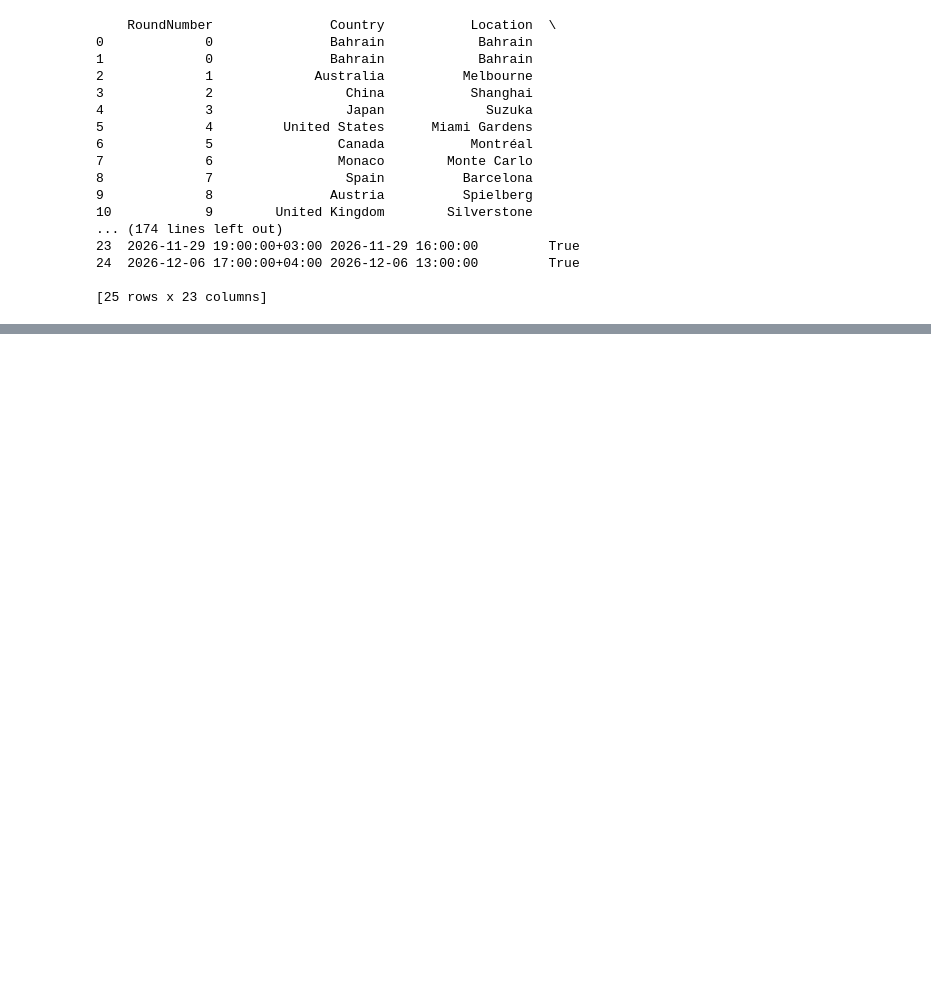
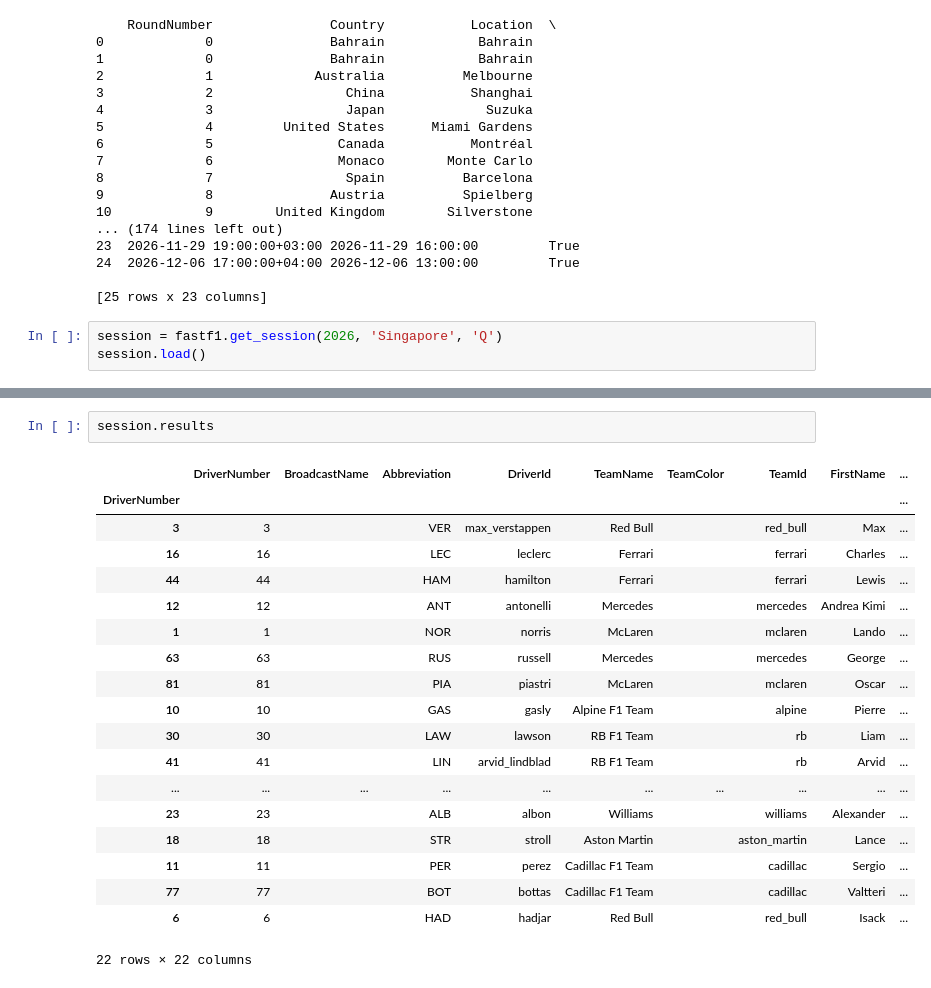
Before and after one commit to skygr0u/F1-Telemetry, a Jupyter notebook: notebooks/data.ipynb, the cells around one changed output, grey strips where cells are left out. Cells and saved outputs as stored; diff of their text form; blank space fills up the shorter version.

```diff
--- a/notebooks/data.ipynb
+++ b/notebooks/data.ipynb
@@ -54,3 +54,6 @@ print(schedule)
 24  2026-12-06 17:00:00+04:00 2026-12-06 13:00:00         True
 
 [25 rows x 23 columns]
+# %%
+session = fastf1.get_session(2026, 'Singapore', 'Q')
+session.load()
@@ -56,0 +78,22 @@ print(schedule)
+# %%
+session.results
+# %% [output]
+|  | DriverNumber | BroadcastName | Abbreviation | DriverId | TeamName | TeamColor | TeamId | FirstName | ... |
+| DriverNumber |  |  |  |  |  |  |  |  | ... |
+| 3 | 3 |  | VER | max_verstappen | Red Bull |  | red_bull | Max | ... |
+| 16 | 16 |  | LEC | leclerc | Ferrari |  | ferrari | Charles | ... |
+| 44 | 44 |  | HAM | hamilton | Ferrari |  | ferrari | Lewis | ... |
+| 12 | 12 |  | ANT | antonelli | Mercedes |  | mercedes | Andrea Kimi | ... |
+| 1 | 1 |  | NOR | norris | McLaren |  | mclaren | Lando | ... |
+| 63 | 63 |  | RUS | russell | Mercedes |  | mercedes | George | ... |
+| 81 | 81 |  | PIA | piastri | McLaren |  | mclaren | Oscar | ... |
+| 10 | 10 |  | GAS | gasly | Alpine F1 Team |  | alpine | Pierre | ... |
+| 30 | 30 |  | LAW | lawson | RB F1 Team |  | rb | Liam | ... |
+| 41 | 41 |  | LIN | arvid_lindblad | RB F1 Team |  | rb | Arvid | ... |
+| ... | ... | ... | ... | ... | ... | ... | ... | ... | ... |
+| 23 | 23 |  | ALB | albon | Williams |  | williams | Alexander | ... |
+| 18 | 18 |  | STR | stroll | Aston Martin |  | aston_martin | Lance | ... |
+| 11 | 11 |  | PER | perez | Cadillac F1 Team |  | cadillac | Sergio | ... |
+| 77 | 77 |  | BOT | bottas | Cadillac F1 Team |  | cadillac | Valtteri | ... |
+| 6 | 6 |  | HAD | hadjar | Red Bull |  | red_bull | Isack | ... |
+22 rows × 22 columns
```
Also changed, not shown: parts of 7 cells of this notebook, 1 other file.
